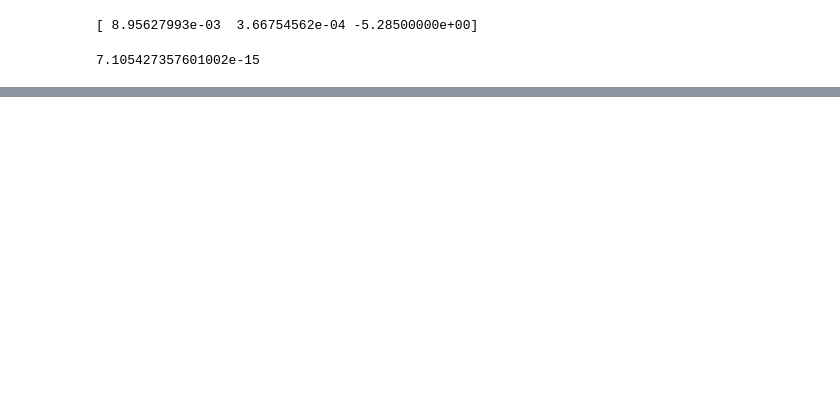
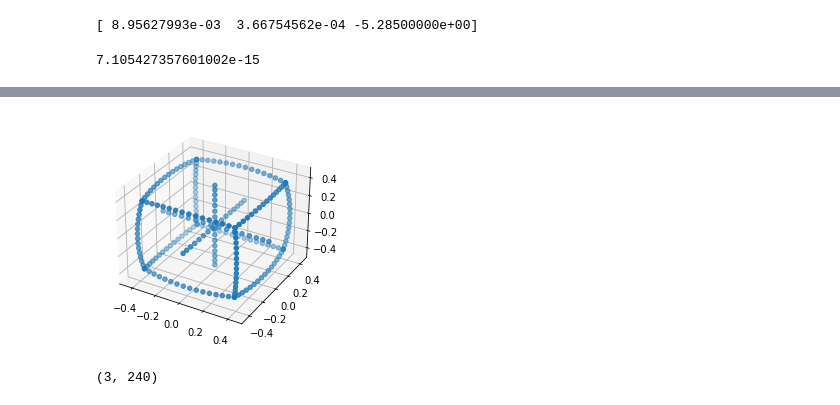
Before and after one commit to ct5000/ComputerVision, a Jupyter notebook: Week3.ipynb, the cells around one changed output, grey strips where cells are left out. Saved outputs shown, nothing was run; the diff lists cells and outputs as text; code cells hidden in the pictures; blank space fills up the shorter version.

```diff
--- a/Week3.ipynb
+++ b/Week3.ipynb
@@ -116,0 +294,16 @@ def triangulate(points,projection):
+# %%
+q1_i = q1[:-1]/q1[-1]
+q2_i = q2[:-1]/q2[-1]
+
+Q_est2 = cv2.triangulatePoints(P1,P2,q1_i,q2_i)
+
+fig = plt.figure()
+ax = fig.add_subplot(111,projection='3d')
+ax.scatter(Q_est2[0,:],Q_est2[1,:],Q_est2[2,:])
+plt.show()
+# %% [output]
+[figure, added]
+# %%
+print(q1.shape)
+# %% [output]
+(3, 240)
```
Also changed, not shown: parts of 13 cells of this notebook, 8 other files.
